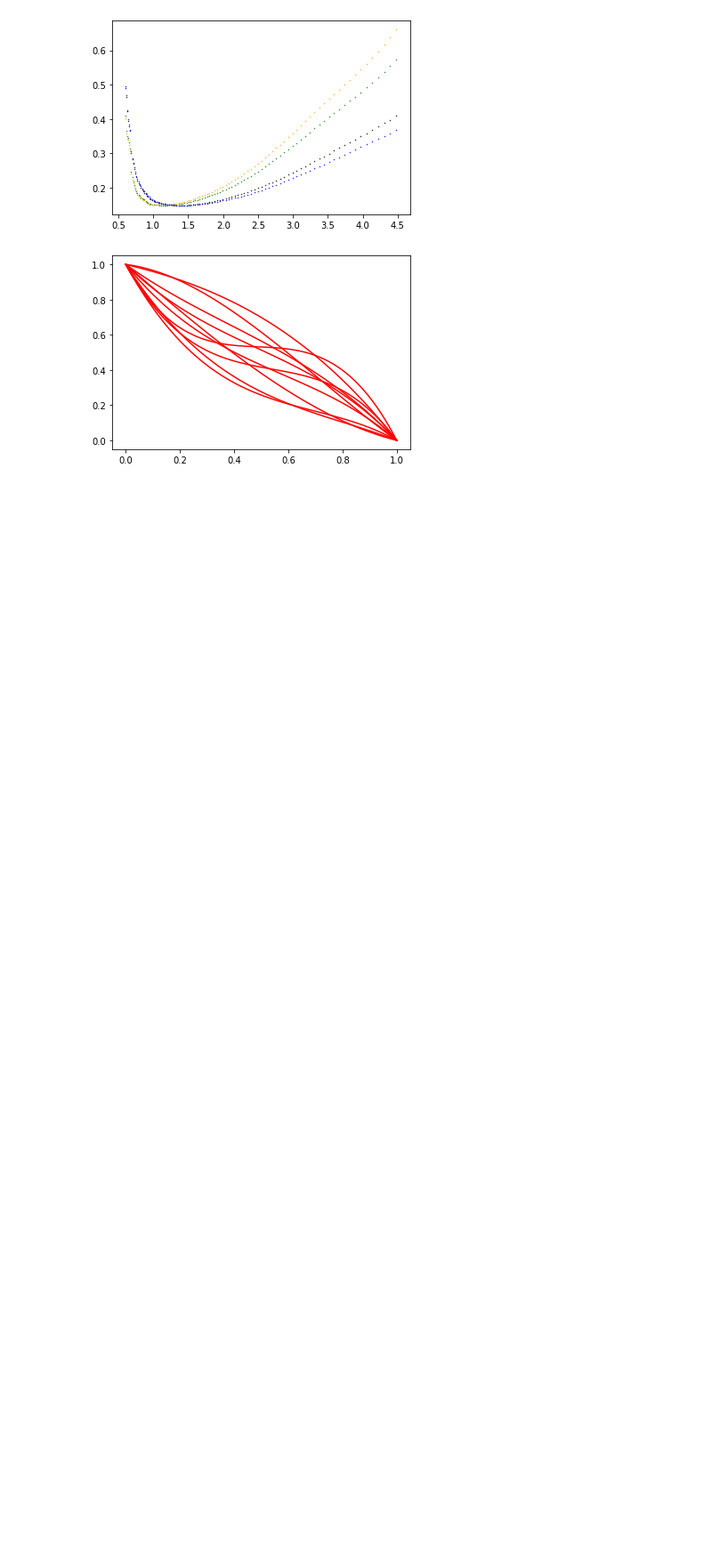
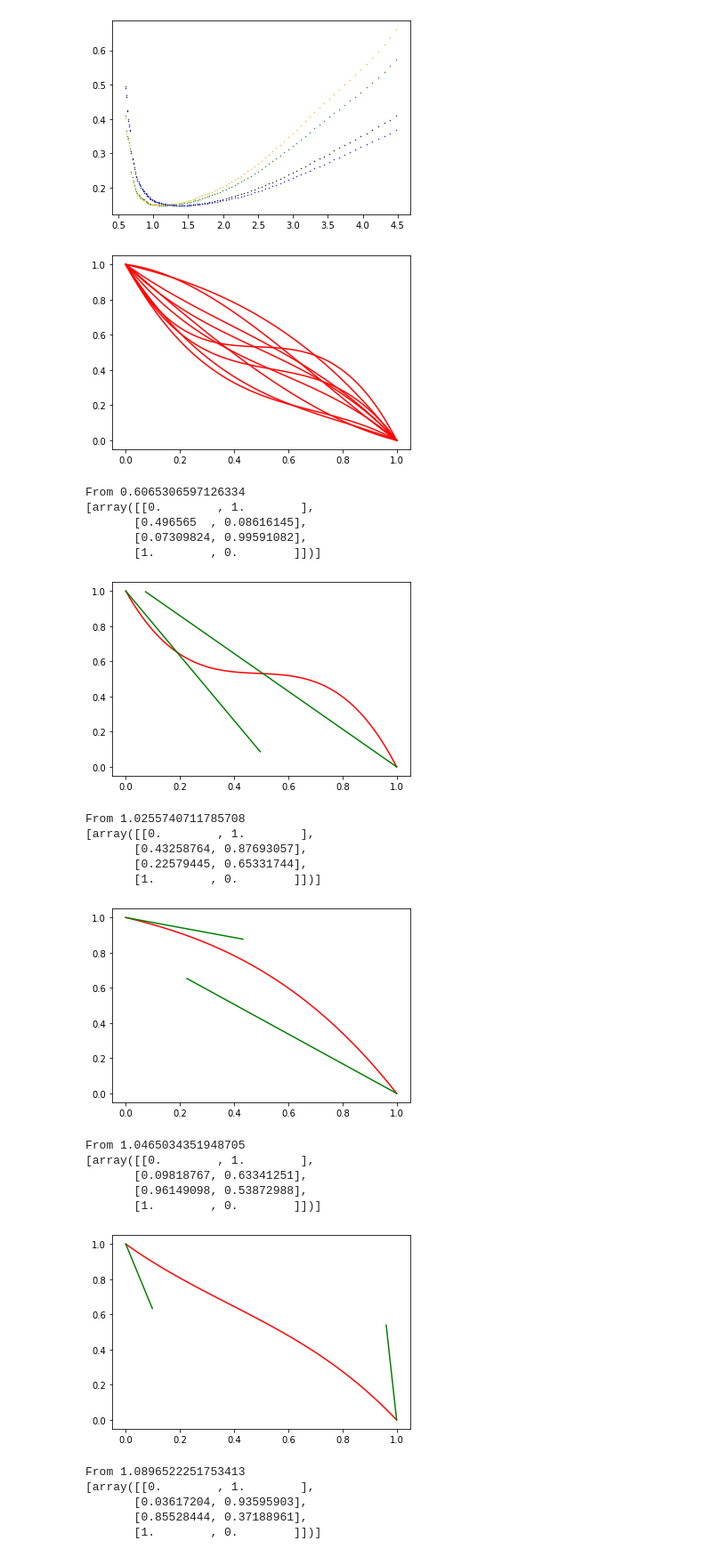
Before and after one commit to sshockwave/RDD_project, a Jupyter notebook: headstart/200522_kernel_test.ipynb, the cells around one changed output. Shown at 89% size. Saved outputs shown, nothing was run; the diff lists cells and outputs as text; code cells hidden in the pictures; blank space fills up the shorter version.

Commit message:
Feat run Bezier curve kernels

```diff
--- a/headstart/200522_kernel_test.ipynb
+++ b/headstart/200522_kernel_test.ipynb
@@ -111,23 +111,67 @@ param_set=[]
 for i in range(10):
     param_set.append(gen_param())
 # %%
-for param in param_set:
-    ker=param[0]
+def plot_ker(ker):
     vker=np.vectorize(ker)
     X=np.linspace(0,1,100)
     Y=vker(X)
     plt.plot(X,Y,color='red')
+
+for param in param_set:
+    plot_ker(param[0])
 plt.show()
 # %% [output]
 [figure]
-# %%
-for i in np.exp(np.linspace(-0.5,1.5,100)):
-    err=repeat_test(t,lambda x:(1-x)**2,i)
-    plt.scatter(i, err, s=0.2, color='black')
-    err=repeat_test(t,lambda x:2*(1-x),i)
-    plt.scatter(i, err, s=0.2, color='green')
-    err=repeat_test(t,lambda x:1-x**2,i)
-    plt.scatter(i, err, s=0.2, color='orange')
-    err=repeat_test(t,lambda x:1-(1-(1-x)**2)**0.5,i)
-    plt.scatter(i, err, s=0.2, color='blue')
-plt.show()
+# %%
+last_pick=None
+result_curve_x=[]
+result_curve_y=[]
+result_cut_point=[]
+t=59
+for b in np.exp(np.linspace(-0.5,1.5,100)):
+    err_min=1e100
+    pick=None
+    for param in param_set:
+        ker=param[0]
+        err=repeat_test(t,ker,b)
+        if err<err_min:
+            err_min=err
+            pick=param
+    if pick!=last_pick:
+        last_pick=pick
+        result_cut_point.append(b)
+        print('From',b)
+        print(pick[1:])
+        plot_ker(pick[0])
+        plt.plot([pick[1][0][0],pick[1][1][0]],[pick[1][0][1],pick[1][1][1]],color='green')
+        plt.plot([pick[1][2][0],pick[1][3][0]],[pick[1][2][1],pick[1][3][1]],color='green')
+        plt.show()
+    result_curve_x.append(b)
+    result_curve_y.append(err_min)
+plt.plot(result_curve_x,result_curve_y,color='red')
+for
+plt.show()
+# %% [output]
+From 0.6065306597126334
+[array([[0.        , 1.        ],
+       [0.496565  , 0.08616145],
+       [0.07309824, 0.99591082],
+       [1.        , 0.        ]])]
+[figure, added]
+From 1.0255740711785708
+[array([[0.        , 1.        ],
+       [0.43258764, 0.87693057],
+       [0.22579445, 0.65331744],
+       [1.        , 0.        ]])]
+[figure, added]
+From 1.0465034351948705
+[array([[0.        , 1.        ],
+       [0.09818767, 0.63341251],
+       [0.96149098, 0.53872988],
+       [1.        , 0.        ]])]
+[figure, added]
+From 1.0896522251753413
+[array([[0.        , 1.        ],
+       [0.03617204, 0.93595903],
+       [0.85528444, 0.37188961],
+       [1.        , 0.        ]])]
```
Also changed, not shown: parts of 1 cell of this notebook, 1 other file.
